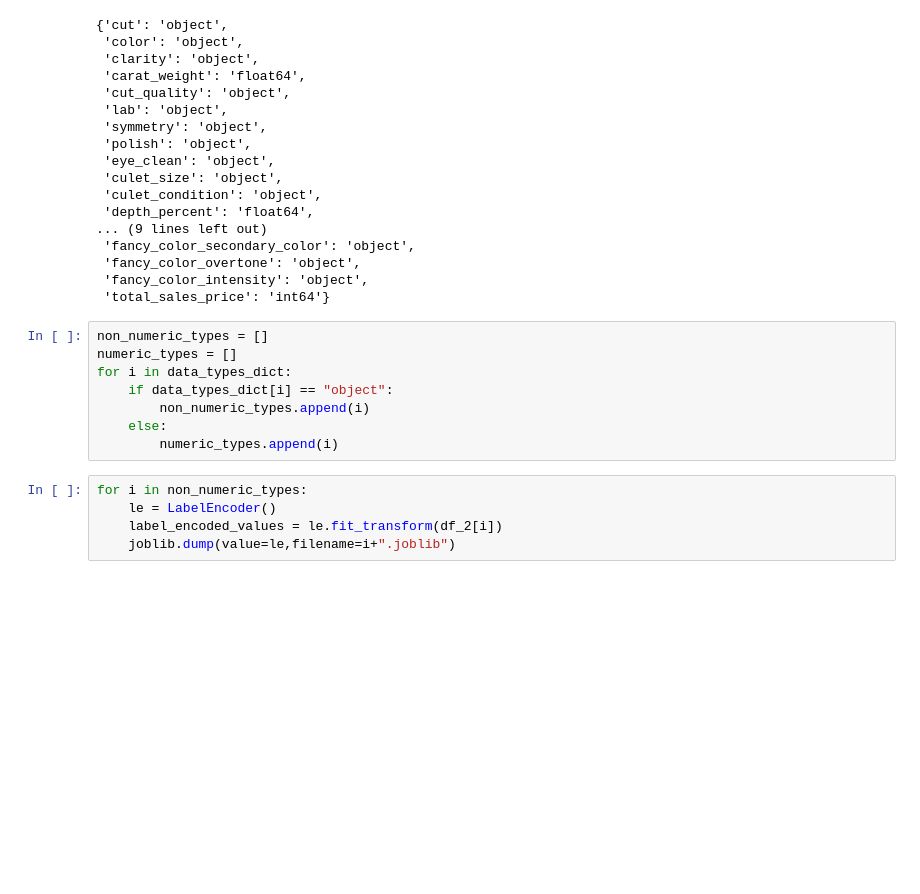
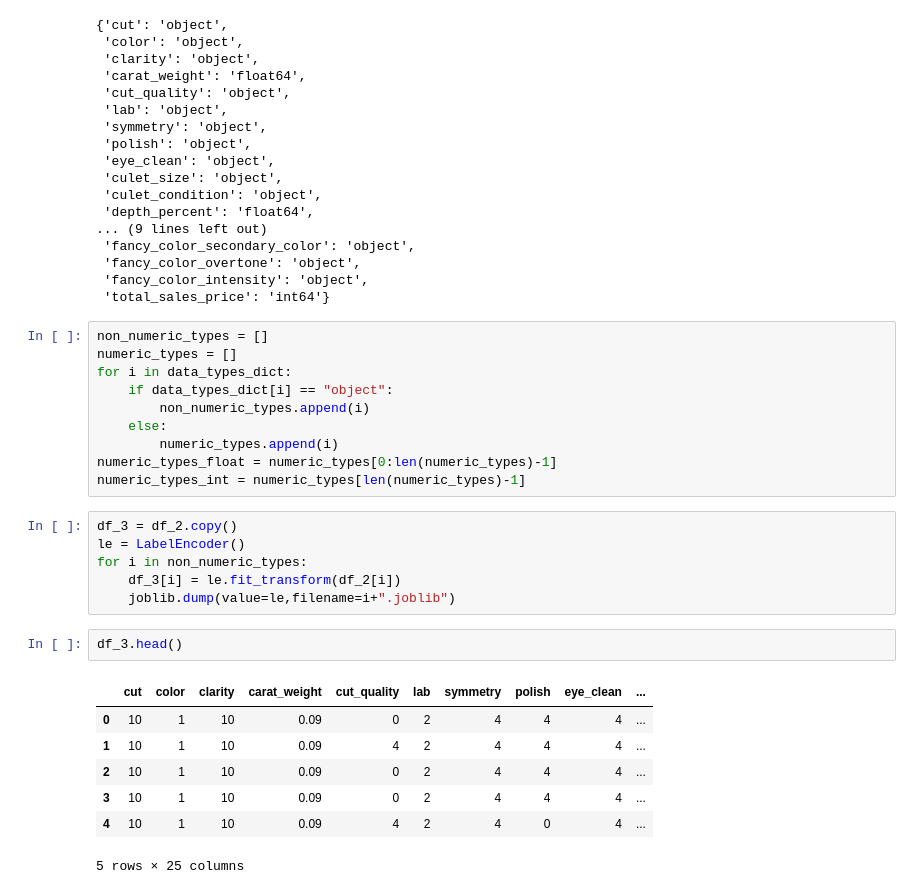
Before and after one commit to amith-vardhan99/udemy, a Jupyter notebook: Predicting Diamond Sales Price with Multiple Regression Methods/notebook.ipynb, the cells around one changed output. Drawn from its saved outputs; the diff is of its cells as text; blank space fills up the shorter version.

```diff
--- a/Predicting Diamond Sales Price with Multiple Regression Methods/notebook.ipynb
+++ b/Predicting Diamond Sales Price with Multiple Regression Methods/notebook.ipynb
@@ -92,8 +96,21 @@ for i in data_types_dict:
         non_numeric_types.append(i)
     else:
         numeric_types.append(i)
+numeric_types_float = numeric_types[0:len(numeric_types)-1]
+numeric_types_int = numeric_types[len(numeric_types)-1]
 # %%
+df_3 = df_2.copy()
+le = LabelEncoder()
 for i in non_numeric_types:
-    le = LabelEncoder()
-    label_encoded_values = le.fit_transform(df_2[i])
+    df_3[i] = le.fit_transform(df_2[i])
     joblib.dump(value=le,filename=i+".joblib")
+# %%
+df_3.head()
+# %% [output]
+|  | cut | color | clarity | carat_weight | cut_quality | lab | symmetry | polish | eye_clean | ... |
+| 0 | 10 | 1 | 10 | 0.09 | 0 | 2 | 4 | 4 | 4 | ... |
+| 1 | 10 | 1 | 10 | 0.09 | 4 | 2 | 4 | 4 | 4 | ... |
+| 2 | 10 | 1 | 10 | 0.09 | 0 | 2 | 4 | 4 | 4 | ... |
+| 3 | 10 | 1 | 10 | 0.09 | 0 | 2 | 4 | 4 | 4 | ... |
+| 4 | 10 | 1 | 10 | 0.09 | 4 | 2 | 4 | 0 | 4 | ... |
+5 rows × 25 columns
```
Also changed, not shown: parts of 4 cells of this notebook, 18 other files.
